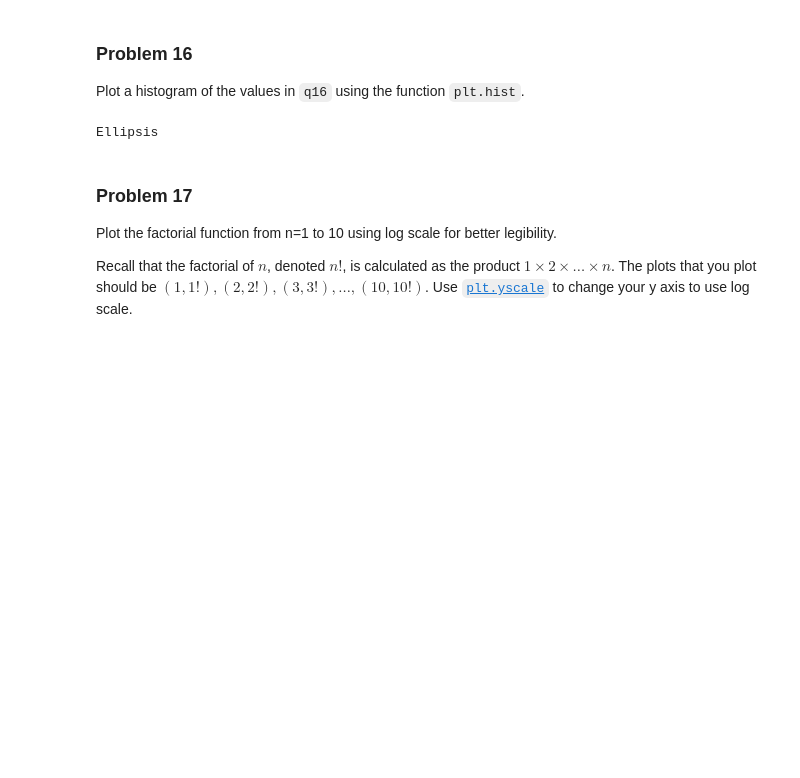
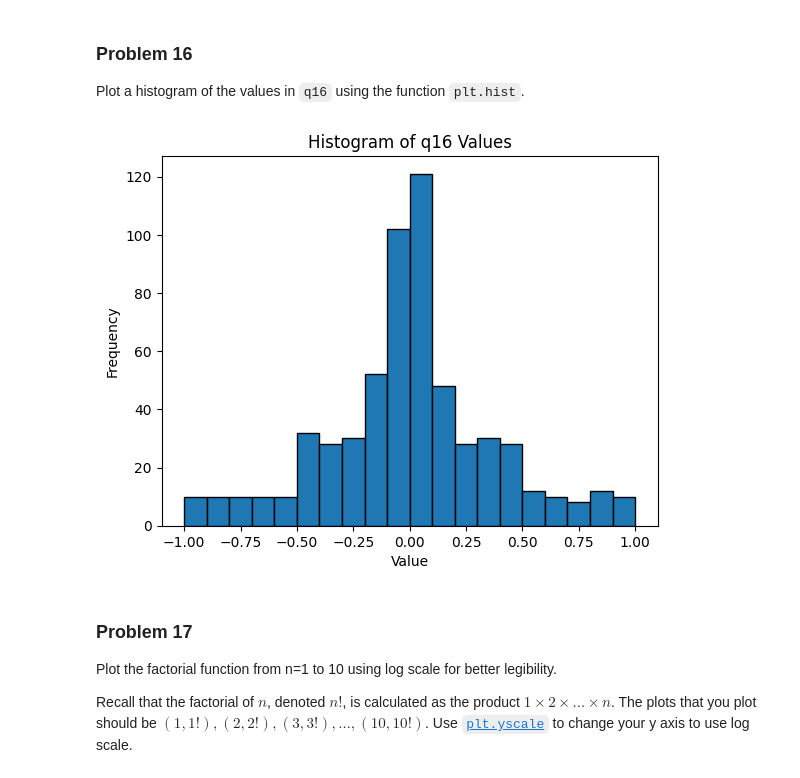
Before and after one commit to JCameronH/dx602-homework-05, a Jupyter notebook: homework.ipynb, the cells around one changed output. Drawn from its saved outputs; the diff is of its cells as text; code cells hidden in the pictures; blank space fills up the shorter version.

```diff
--- a/homework.ipynb
+++ b/homework.ipynb
@@ -520,9 +520,13 @@ q16 = [0.00, 0.02, 0.04, 0.06, 0.08, 0.10, 0.12, 0.14, 0.16, 0.18, 0.20, 0.22, 0
-# %%
-# YOUR CHANGES HERE
-
-...
-# %% [output]
-Ellipsis
+# %%
+# YOUR CHANGES HERE
+
+plt.hist(q16, bins=20, edgecolor='black')
+plt.title("Histogram of q16 Values")
+plt.xlabel("Value")
+plt.ylabel("Frequency")
+plt.show()
+# %% [output]
+[figure, added]
 # %% [markdown]
 ### Problem 17
 
```
